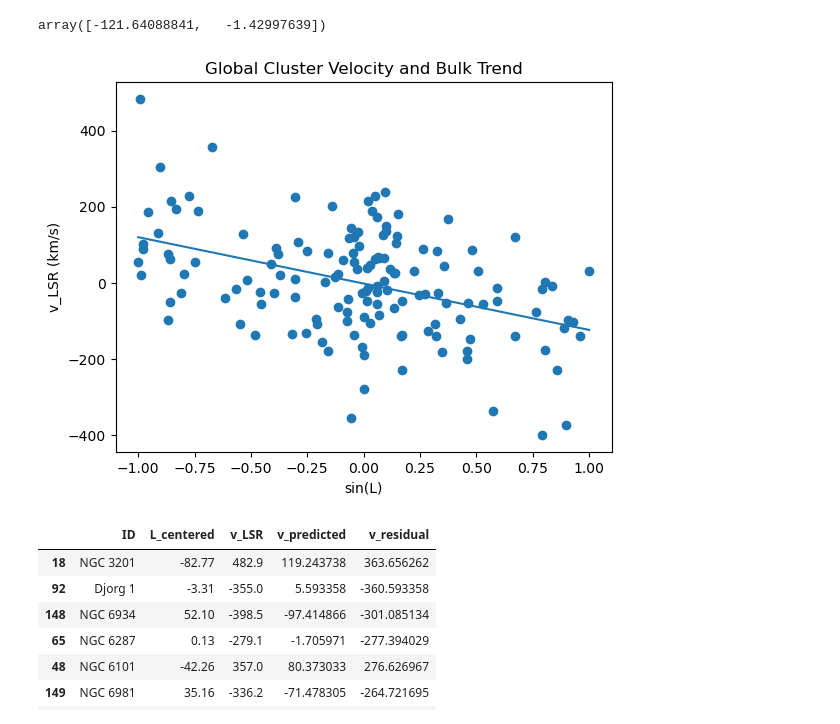
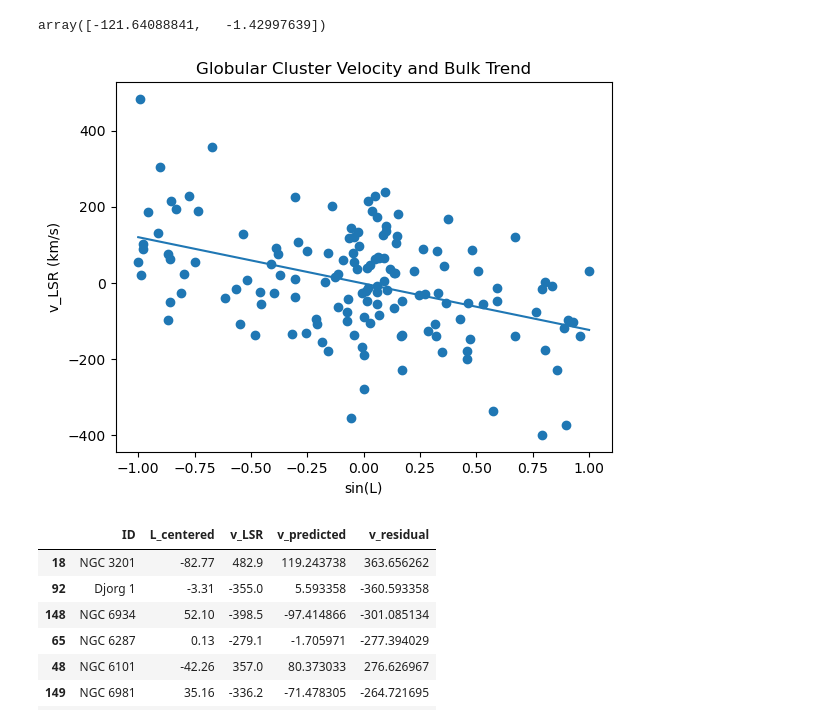
Before and after one commit to JIAQIZHANG721/PHYS3116_Accretion_Detectives, a Jupyter notebook: Jiaqi_analysis.ipynb, the cells around one changed output. Saved outputs shown, nothing was run; the diff lists cells and outputs as text; code cells hidden in the pictures.

```diff
--- a/Jiaqi_analysis.ipynb
+++ b/Jiaqi_analysis.ipynb
@@ -176,16 +176,16 @@ array([-121.64088841,   -1.42997639])
 # %%
 x = np.linspace(-1, 1, 100)
 y = fit[0] * x + fit[1]
 
 plt.scatter(harris["sin_L"], harris["v_LSR"])
 plt.plot(x, y)
 
 plt.xlabel("sin(L)")
 plt.ylabel("v_LSR (km/s)")
-plt.title("Global Cluster Velocity and Bulk Trend")
+plt.title("Globular Cluster Velocity and Bulk Trend")
 plt.show()
 # %% [output]
-[figure, old version]
+[figure, new version]
 # %%
 harris["v_predicted"] = fit[0] * harris["sin_L"] + fit[1]
 harris["v_residual"] = harris["v_LSR"] - harris["v_predicted"]
```
Also changed, not shown: parts of 6 cells of this notebook, 1 other file.
